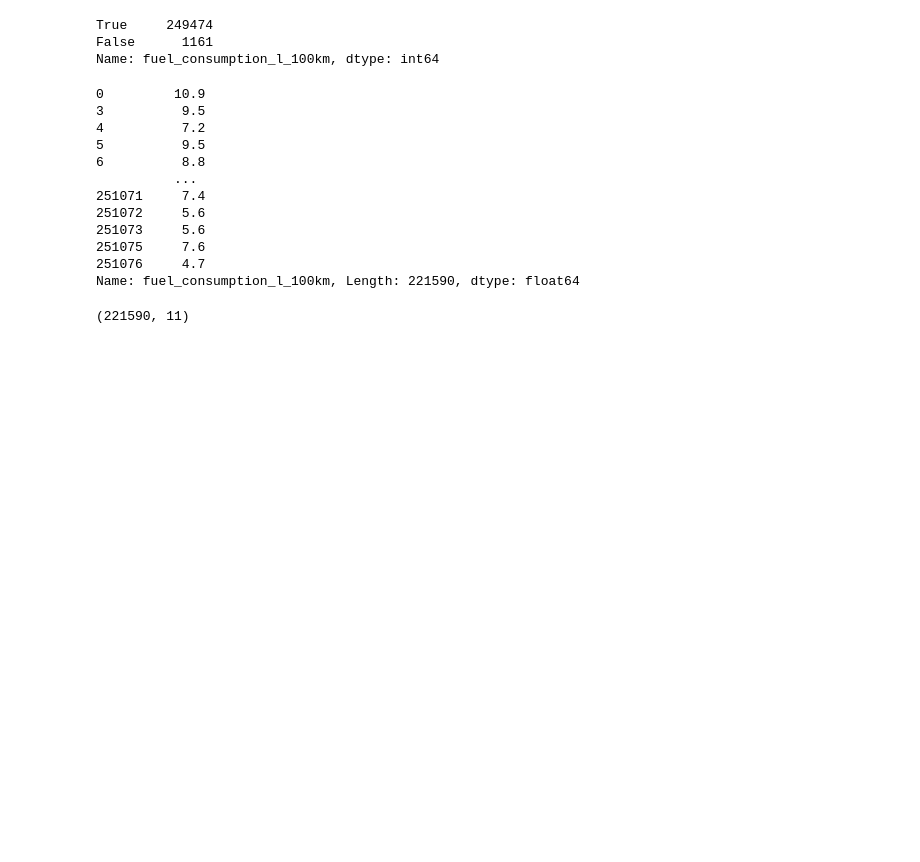
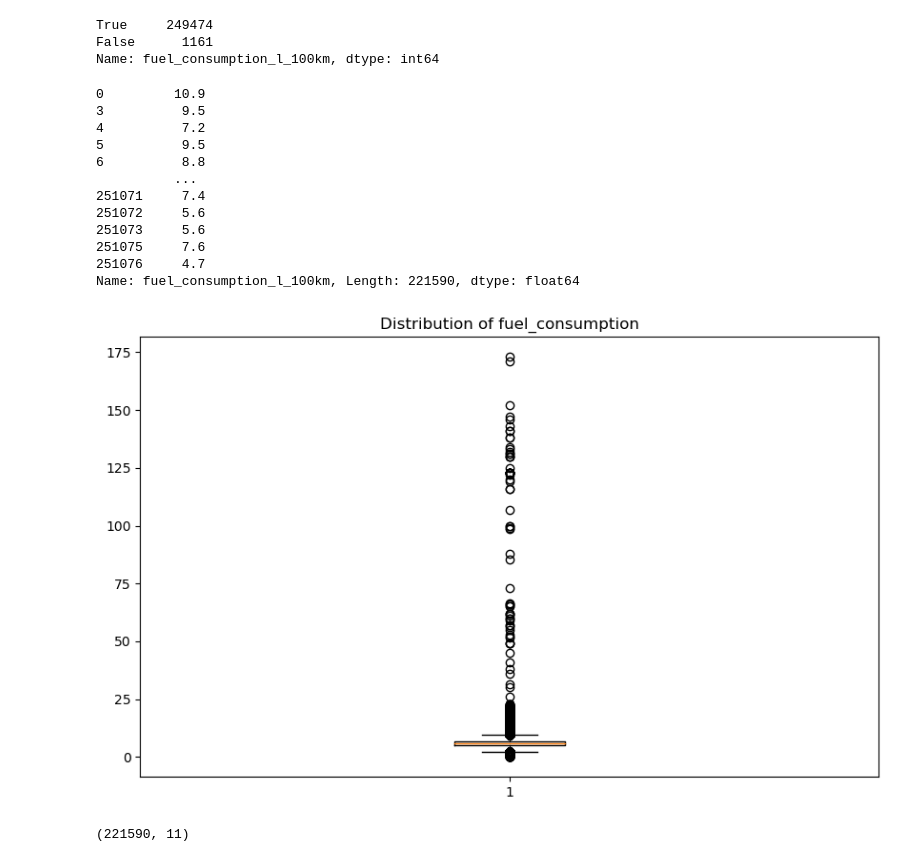
Before and after one commit to AADHIP09/EDA_Project_1_Group_5, a Jupyter notebook: clean_df.ipynb, the cells around one changed output. Cells and saved outputs as stored; diff of their text form; code cells hidden in the pictures; blank space fills up the shorter version.

```diff
--- a/clean_df.ipynb
+++ b/clean_df.ipynb
@@ -123,6 +124,14 @@ clean_df['fuel_consumption_l_100km']
 251075     7.6
 251076     4.7
 Name: fuel_consumption_l_100km, Length: 221590, dtype: float64
+# %%
+# Plotting the box plot
+plt.figure(figsize=(10, 6))
+plt.boxplot(clean_df['fuel_consumption_l_100km'])
+plt.title('Distribution of fuel_consumption')
+plt.show()
+# %% [output]
+[figure, added]
 # %%
 # Convert the price_in_euro and power_ps into numerical value
 clean_df.loc[:, 'price_in_euro'] = clean_df['price_in_euro'].astype(int)
```
Also changed, not shown: parts of 1 cell of this notebook, 6 other files.
